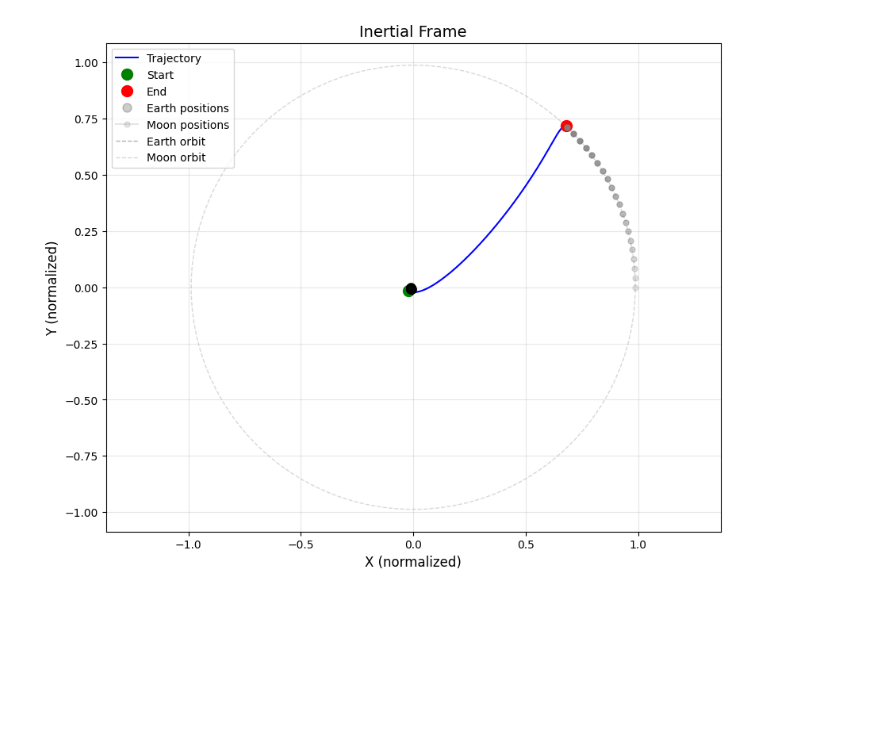
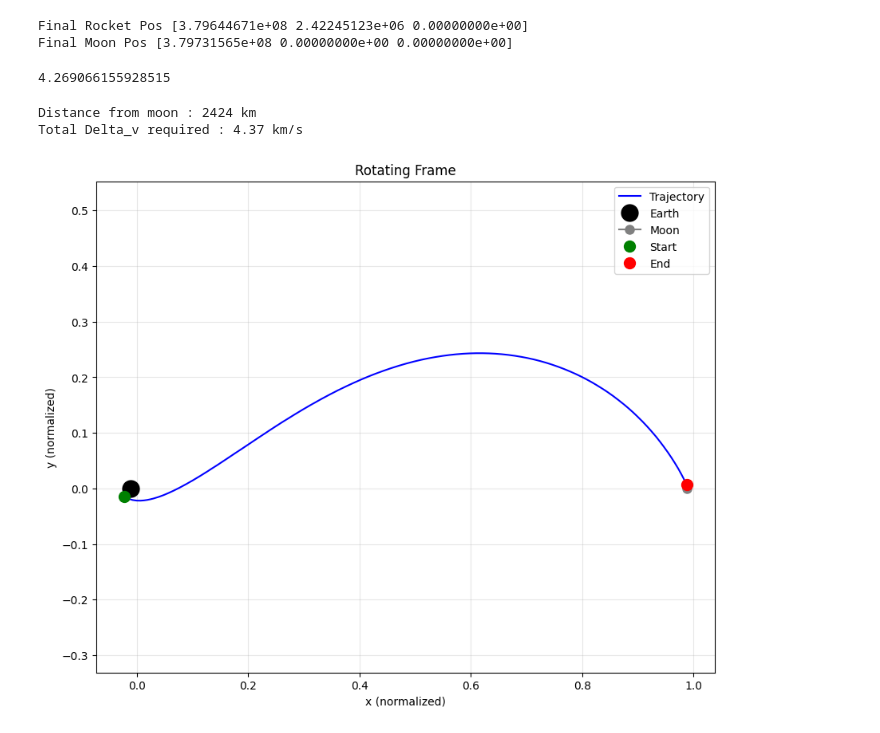
Before and after one commit to samcoulthurst/TrajectoryOptimizer, a Jupyter notebook: notebooks/main.ipynb, the cells around one changed output. Drawn from its saved outputs; the diff is of its cells as text; code cells hidden in the pictures; blank space fills up the shorter version.

Commit message:
Added Objective and constraint functions

```diff
--- a/notebooks/main.ipynb
+++ b/notebooks/main.ipynb
@@ -17,5 +20,21 @@ t_eval = np.linspace(0,tof,1000)
 states, ts, sol = em.solve(state0, t_span, t_eval)
+# %%
+constraint_value = constraint(em, x0, leo_alt_m=leo_alt_m, lmo_alt_m=lmo_alt_m)
+# %% [output]
+Final Rocket Pos [3.79644671e+08 2.42245123e+06 0.00000000e+00]
+Final Moon Pos [3.79731565e+08 0.00000000e+00 0.00000000e+00]
+# %%
+objective_value = objective_func(em, x0, leo_alt_m)
+print(objective_value)
+# %% [output]
+4.269066155928515
 # %%
-plot_trajectory(states, em.mu, t_eval, frame="Inertial")
+pos_f = states[:,-1][0:3]
+#print(f"Rocket Final Pos in Rotating Frame (normalized units): {pos_f}")
+print(f"Distance from moon : {1e-3*(constraint_value*em.l_star + lmo_alt_m):.0f} km")
+print(f"Total Delta_v required : {objective_value*em.v_star * 1e-3:.2f} km/s")
+plot_trajectory(states, em.mu, t_eval, frame="Rotating")
 # %% [output]
+Distance from moon : 2424 km
+Total Delta_v required : 4.37 km/s
-[figure, old version]
+[figure, new version]
```
Also changed, not shown: parts of 5 cells of this notebook, 4 other files.
